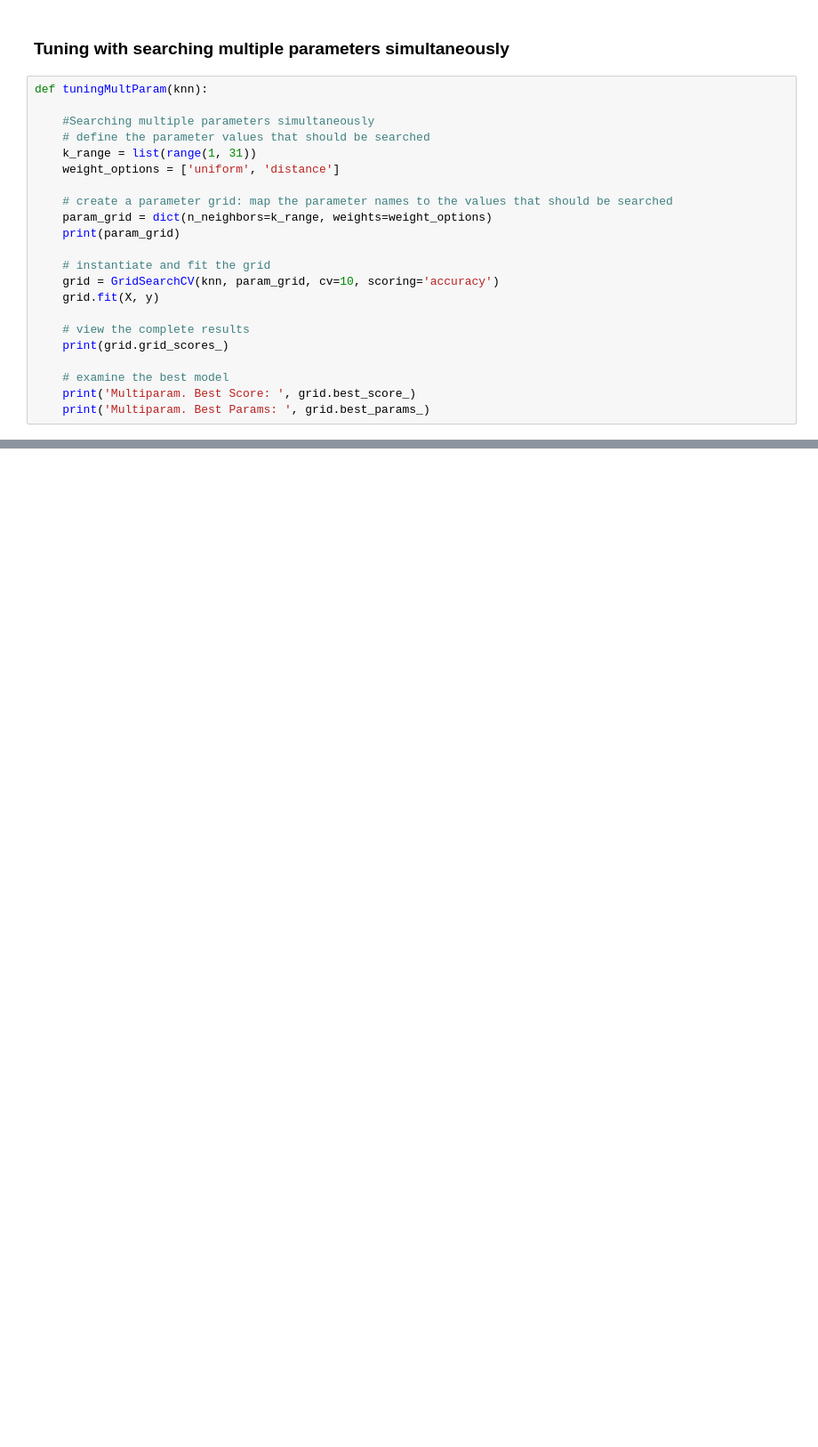
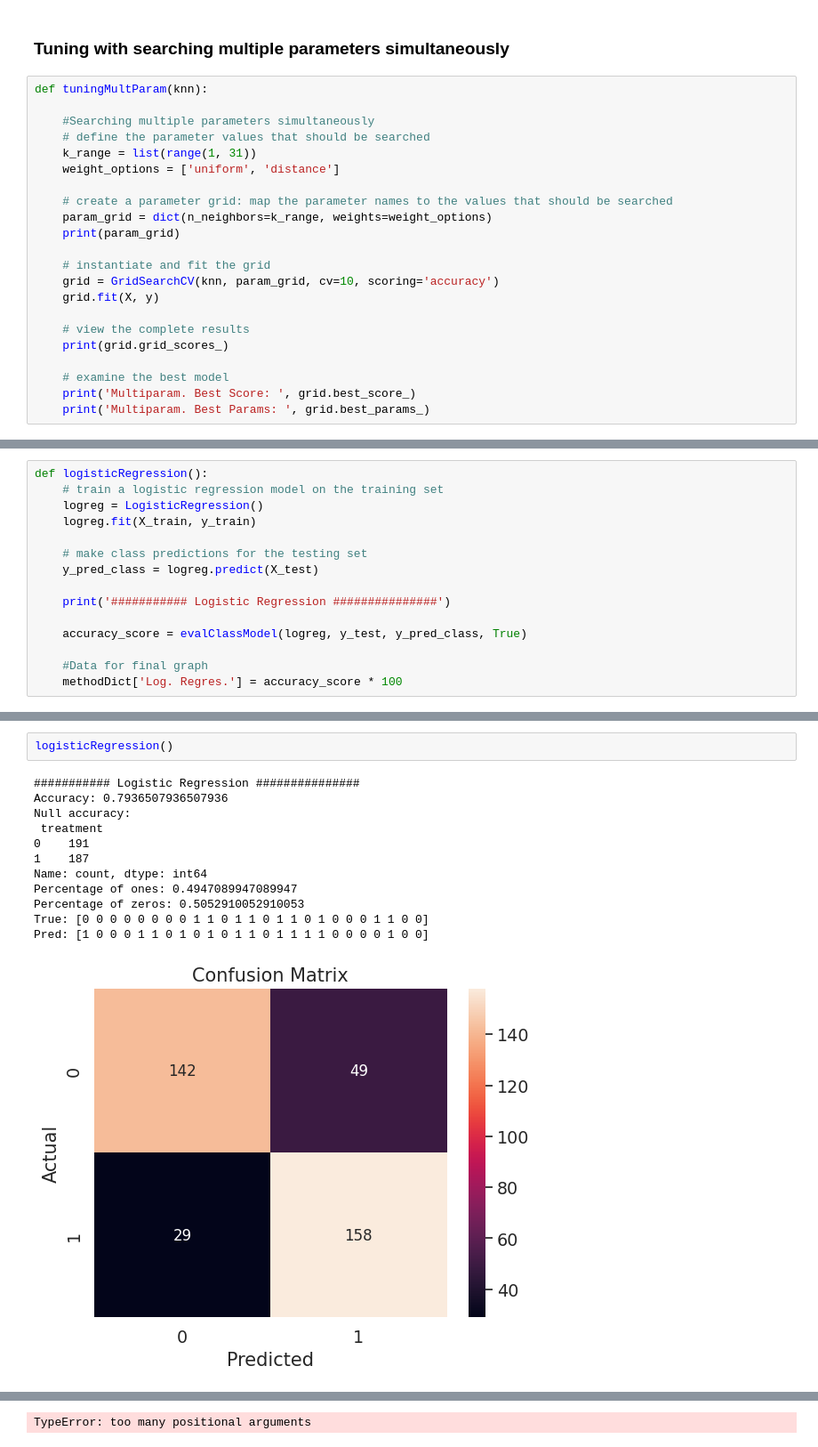
Before and after one commit to Utsavreddy9/Mental_Health_Analyzer, a Jupyter notebook: Mental_Health_Analyzer.ipynb, the cells around one changed output, grey strips where cells are left out. Shown: that part at 89% size. Drawn from its saved outputs; the diff is of its cells as text; blank space fills up the shorter version.

```diff
--- a/Mental_Health_Analyzer.ipynb
+++ b/Mental_Health_Analyzer.ipynb
@@ -822,0 +828,15 @@ def tuningMultParam(knn):
+# %%
+def logisticRegression():
+    # train a logistic regression model on the training set
+    logreg = LogisticRegression()
+    logreg.fit(X_train, y_train)
+
+    # make class predictions for the testing set
+    y_pred_class = logreg.predict(X_test)
+
+    print('########### Logistic Regression ###############')
+
+    accuracy_score = evalClassModel(logreg, y_test, y_pred_class, True)
+
+    #Data for final graph
+    methodDict['Log. Regres.'] = accuracy_score * 100
@@ -822,0 +995,15 @@ def tuningMultParam(knn):
+# %%
+logisticRegression()
+# %% [output]
+########### Logistic Regression ###############
+Accuracy: 0.7936507936507936
+Null accuracy:
+ treatment
+0    191
+1    187
+Name: count, dtype: int64
+Percentage of ones: 0.4947089947089947
+Percentage of zeros: 0.5052910052910053
+True: [0 0 0 0 0 0 0 0 1 1 0 1 1 0 1 1 0 1 0 0 0 1 1 0 0]
+Pred: [1 0 0 0 1 1 0 1 0 1 0 1 1 0 1 1 1 1 0 0 0 0 1 0 0]
+[figure, added]
@@ -822,0 +1030 @@ def tuningMultParam(knn):
+TypeError: too many positional arguments
```
Also changed, not shown: parts of 5 cells of this notebook.
